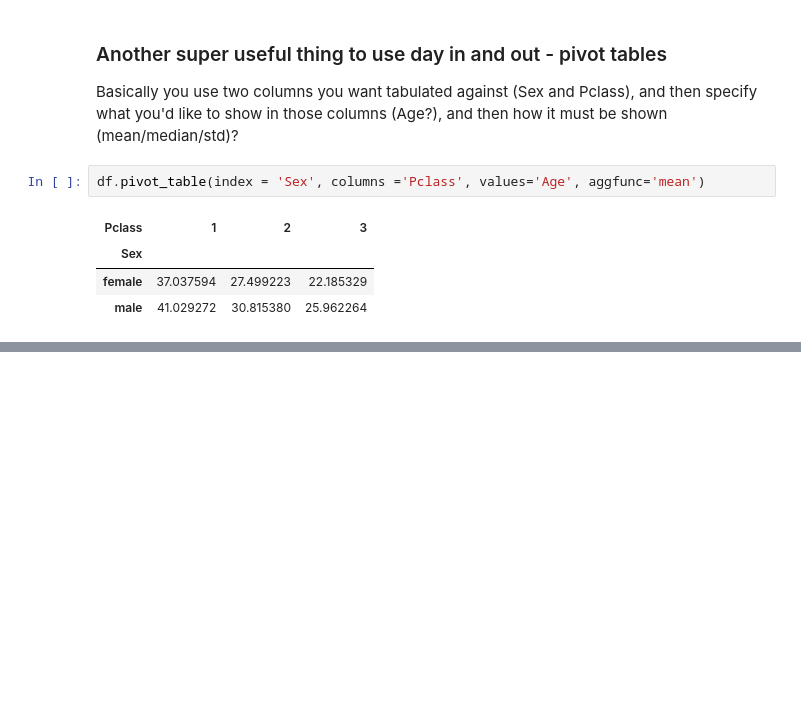
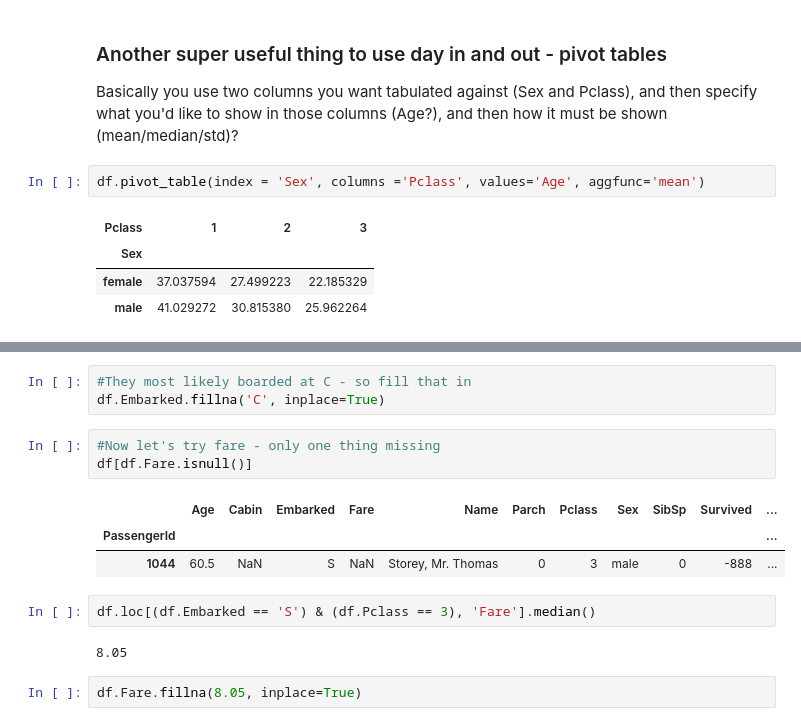
Before and after one commit to knair99/TitanicKaggleChallenge, a Jupyter notebook: titanic/notebooks/exploratory analysis of data.ipynb, the cells around one changed output, grey strips where cells are left out. Cells and saved outputs as stored; diff of their text form; blank space fills up the shorter version.

Commit message:
Data munging: Mean and median imputation

```diff
--- a/titanic/notebooks/exploratory analysis of data.ipynb
+++ b/titanic/notebooks/exploratory analysis of data.ipynb
@@ -328,0 +380,16 @@ df.pivot_table(index = 'Sex', columns ='Pclass', values='Age', aggfunc='mean')
+# %%
+#They most likely boarded at C - so fill that in
+df.Embarked.fillna('C', inplace=True)
+# %%
+#Now let's try fare - only one thing missing
+df[df.Fare.isnull()]
+# %% [output]
+|  | Age | Cabin | Embarked | Fare | Name | Parch | Pclass | Sex | SibSp | Survived | ... |
+| PassengerId |  |  |  |  |  |  |  |  |  |  | ... |
+| 1044 | 60.5 | NaN | S | NaN | Storey, Mr. Thomas | 0 | 3 | male | 0 | -888 | ... |
+# %%
+df.loc[(df.Embarked == 'S') & (df.Pclass == 3), 'Fare'].median()
+# %% [output]
+8.05
+# %%
+df.Fare.fillna(8.05, inplace=True)
```
Also changed, not shown: parts of 6 cells of this notebook.
